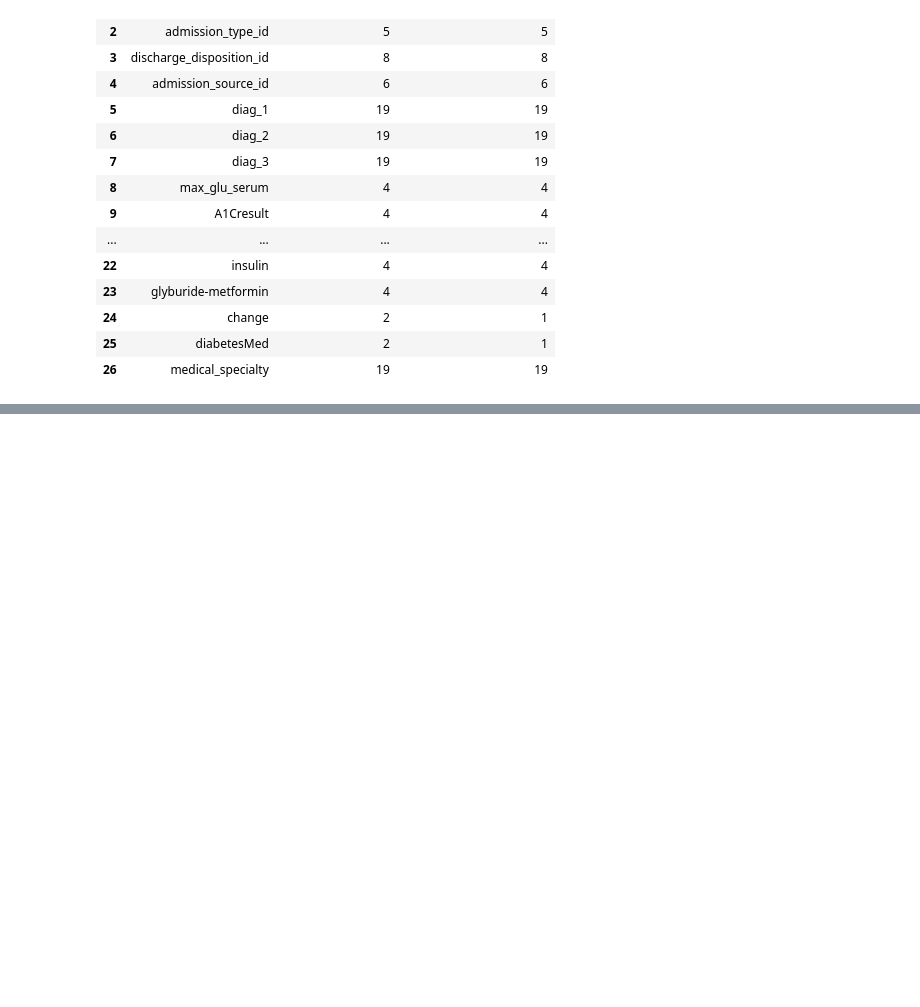
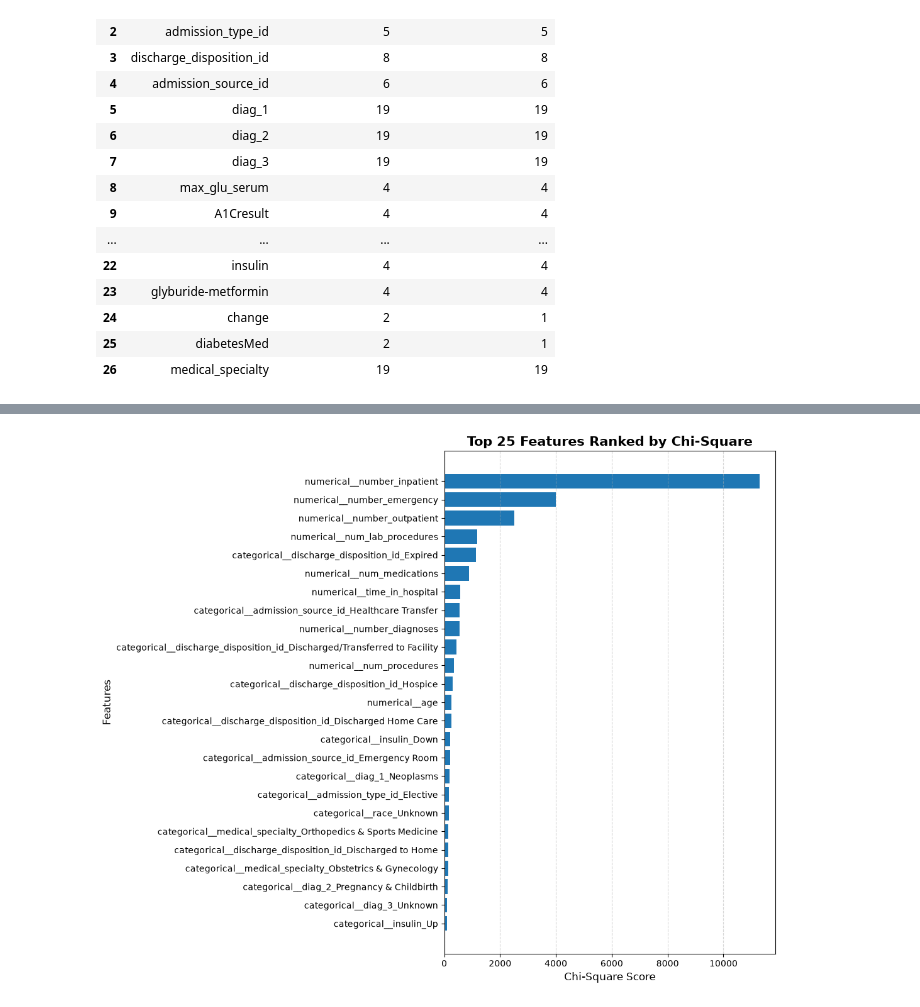
Before and after one commit to ajay-nagpal/Hospital-Readmission-Prediction, a Jupyter notebook: hospital_readmission.ipynb, the cells around one changed output, grey strips where cells are left out. Drawn from its saved outputs; the diff is of its cells as text; code cells hidden in the pictures; blank space fills up the shorter version.

Commit message:
feature selection process

```diff
--- a/hospital_readmission.ipynb
+++ b/hospital_readmission.ipynb
@@ -3253,0 +3631,83 @@ display(encoding_summary)
+# %%
+# Plot Top Ranked Features
+
+# Import the plotting library.
+import matplotlib.pyplot as plt
+
+def plot_top_features(
+    results,
+    feature_column,
+    score_column,
+    title,
+    top_n=25
+):
+    """
+    Plot the highest ranked features using a horizontal bar chart.
+    Parameters
+    ----------
+    results : DataFrame
+        DataFrame containing the ranked features.
+    feature_column : str
+        Name of the column containing the feature names.
+
+    score_column : str
+        Name of the column containing the ranking scores.
+    title : str
+        Title displayed on the chart.
+    top_n : int, default=25
+        Number of highest ranked features to display.
+    """
+
+    # Select the highest ranked features.
+    top_features = results.head(top_n)
+
+    # Create the figure.
+    plt.figure(figsize=(11, 9))
+
+    # Create the horizontal bar chart.
+    plt.barh(
+        top_features[feature_column],
+        top_features[score_column]
+    )
+
+    # Display the highest ranked feature at the top.
+    plt.gca().invert_yaxis()
+
+    # Add chart title and axis labels.
+    plt.title(title, fontsize=15, fontweight="bold")
+    plt.xlabel(score_column, fontsize=12)
+    plt.ylabel("Features", fontsize=12)
+
+    # Add a light grid for easier comparison.
+    plt.grid(axis="x", linestyle="--", alpha=0.5)
+
+    # Adjust spacing.
+    plt.tight_layout()
+
+    # Display the chart.
+    plt.show()
+
+# Visualise the Top 50 Ranked Features
+
+plot_top_features(
+    chi_square_results,
+    "Feature",
+    "Chi-Square Score",
+    "Top 25 Features Ranked by Chi-Square"
+)
+
+plot_top_features(
+    mutual_information_results,
+    "Feature",
+    "Mutual Information Score",
+    "Top 25 Features Ranked by Mutual Information"
+)
+
+plot_top_features(
+    random_forest_results,
+    "Feature",
+    "Feature Importance",
+    "Top 25 Features Ranked by Random Forest"
+)
+# %% [output]
+[figure, added]
```
Also changed, not shown: parts of 24 cells of this notebook.
